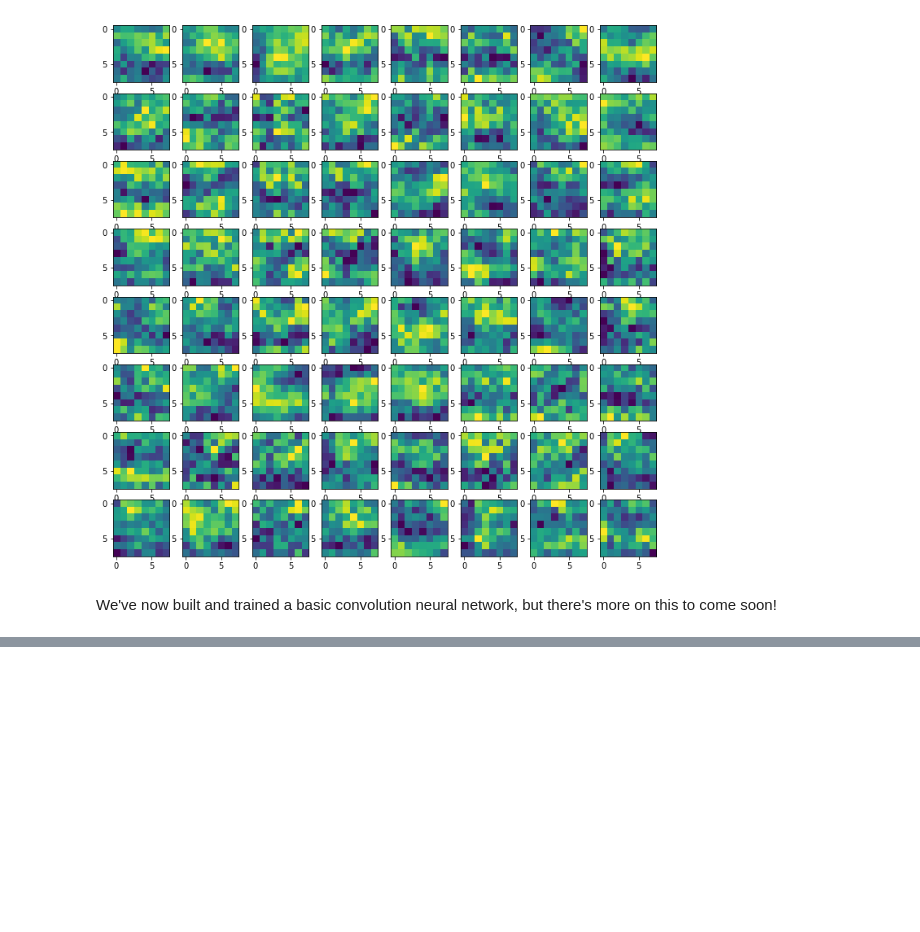
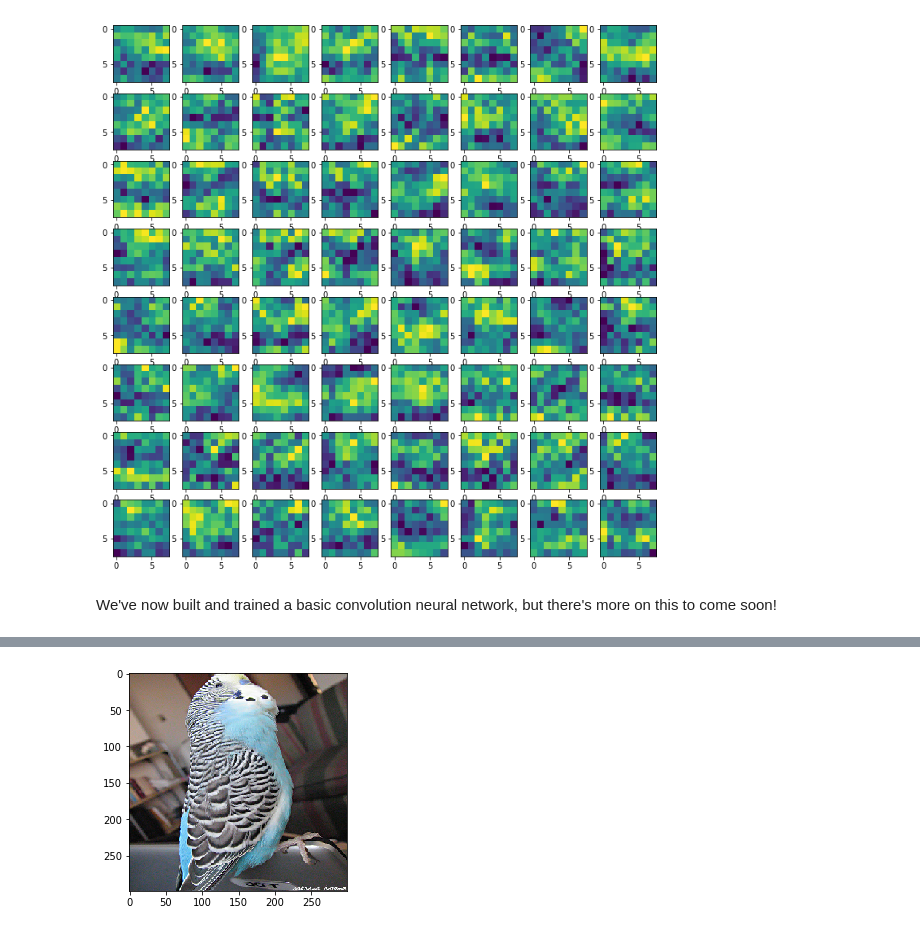
Before and after one commit to CSCI4850/notebook-examples, a Jupyter notebook: Feed-forward Neural Networks/Convolution Networks.ipynb, the cells around one changed output, grey strips where cells are left out. Cells and saved outputs as stored; diff of their text form; code cells hidden in the pictures; blank space fills up the shorter version.

Commit message:
Updated convolution intro with transfer learning example using pretrained Xception network

```diff
--- a/Feed-forward Neural Networks/Convolution Networks.ipynb
+++ b/Feed-forward Neural Networks/Convolution Networks.ipynb
@@ -227,0 +245,10 @@ We've now built and trained a basic convolution neural network, but there's more
+# %%
+def grab_image(img_path):
+    img = image.load_img(img_path, target_size=(299, 299))
+    x = image.img_to_array(img)
+    x = np.expand_dims(x, axis=0)
+    x = preprocess_input(x)
+    return x
+
+X = np.concatenate([grab_image('/home/share/xception_example/images/image_%d.JPEG'%(i)) for i in range(100)])
+X.shape
@@ -227,0 +261,5 @@ We've now built and trained a basic convolution neural network, but there's more
+# %%
+plt.imshow(image.array_to_img(X[0,:,:,:]))
+plt.show()
+# %% [output]
+[figure, added]
```
Also changed, not shown: parts of 20 cells of this notebook.
